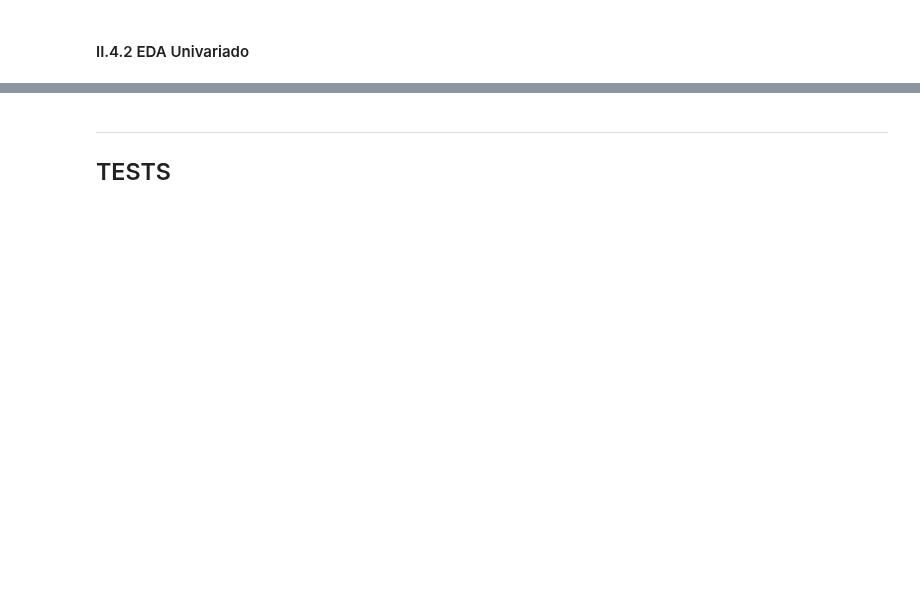
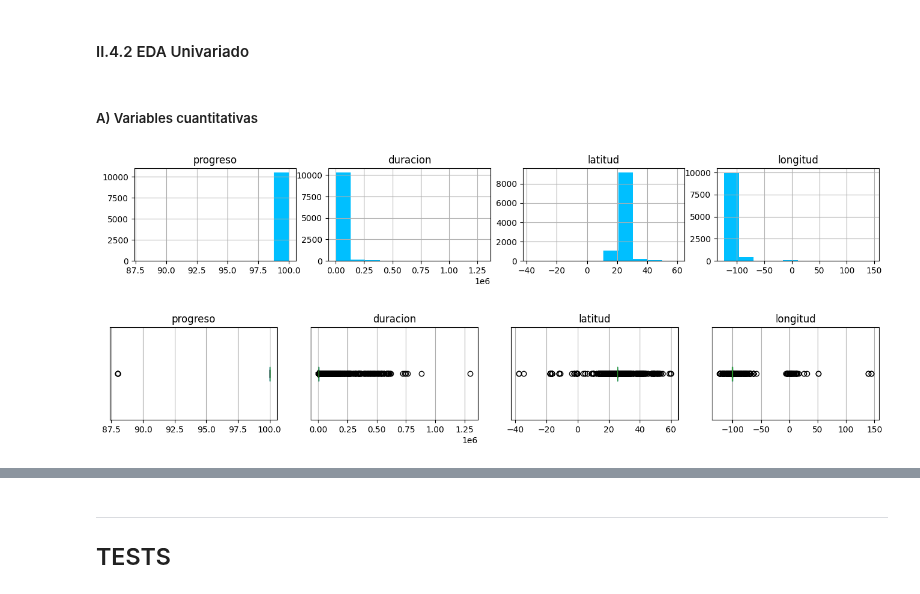
Before and after one commit to EstebanPerez25/ACD-Modelo_predictivo_de_satisfacion, a Jupyter notebook: Modelo_predictivo_de_satisfacción.ipynb, the cells around one changed output, grey strips where cells are left out. Cells and saved outputs as stored; diff of their text form; code cells hidden in the pictures; blank space fills up the shorter version.

```diff
--- a/Modelo_predictivo_de_satisfacción.ipynb
+++ b/Modelo_predictivo_de_satisfacción.ipynb
@@ -374,2 +377,31 @@ pd.DataFrame.from_dict(dict_mode, orient='index').rename(columns={0:'Mode'})
 # %% [markdown]
 #### II.4.2 EDA Univariado
+# %% [markdown]
+##### A) Variables cuantitativas
+# %%
+# Gráficos de barras
+plt.subplots(1, 4, figsize=(16, 2))
+
+for idx, i in enumerate(v_cuantitativas):
+    plt.subplot(1, 4, idx+1)
+    plt.hist(df_m[i], color='deepskyblue')
+    plt.title(i)
+    plt.grid(True)
+
+
+# Gráficos de caja
+plt.subplots(1, 4, figsize=(16.5, 2))
+
+for idx, i in enumerate(v_cuantitativas):
+    plt.subplot(1, 4, idx+1)
+    pd.DataFrame(df_m[i]).boxplot(vert=False)
+
+    plt.yticks([])
+    plt.grid(True)
+    plt.title(i)
+
+#plt.tight_layout(pad = 0.5)
+plt.show()
+# %% [output]
+[figure, added]
+[figure, added]
```
Also changed, not shown: parts of 2 cells of this notebook.
